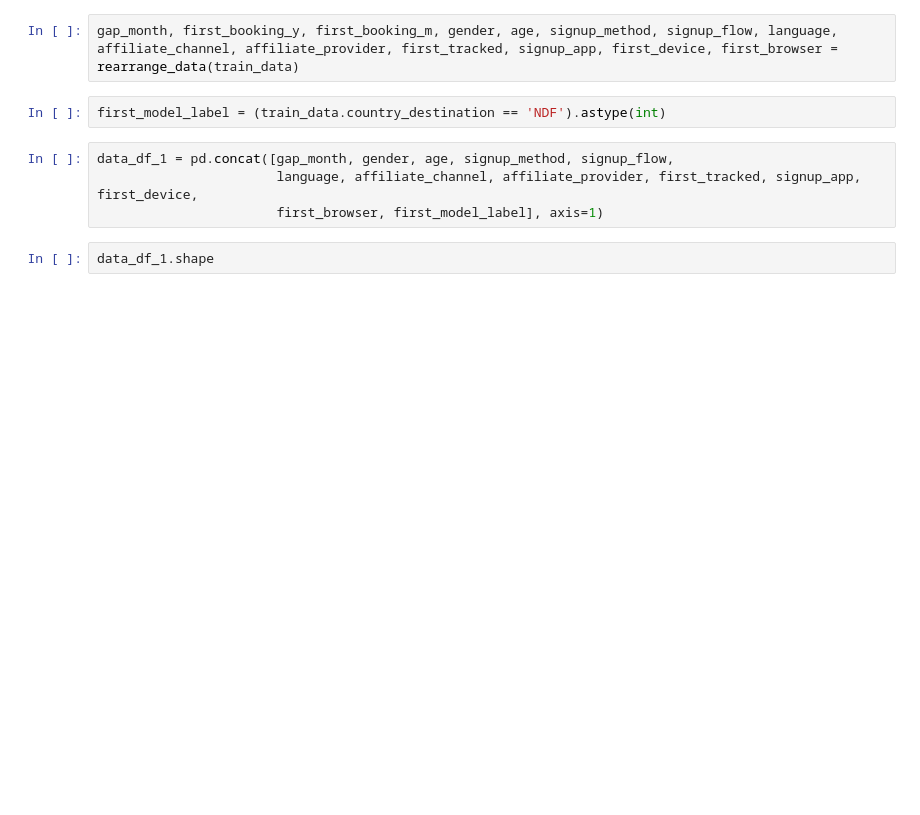
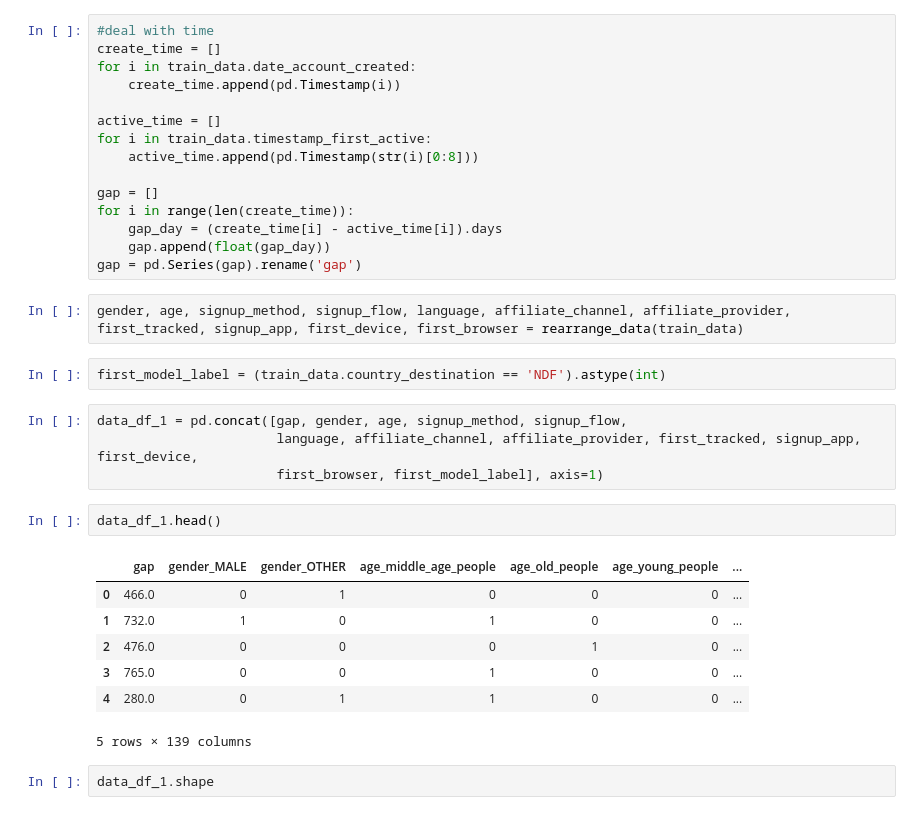
Before and after one commit to yatong2/Springboard, a Jupyter notebook: capstone_project_2/Data_Rearrange.ipynb, the cells around one changed output. Drawn from its saved outputs; the diff is of its cells as text; blank space fills up the shorter version.

```diff
--- a/capstone_project_2/Data_Rearrange.ipynb
+++ b/capstone_project_2/Data_Rearrange.ipynb
@@ -106,13 +69,38 @@ def rearrange_data(dataset):
 # %% [markdown]
 ### First model
+# %%
+#deal with time
+create_time = []
+for i in train_data.date_account_created:
+    create_time.append(pd.Timestamp(i))
+
+active_time = []
+for i in train_data.timestamp_first_active:
+    active_time.append(pd.Timestamp(str(i)[0:8]))
+
+gap = []
+for i in range(len(create_time)):
+    gap_day = (create_time[i] - active_time[i]).days
+    gap.append(float(gap_day))
+gap = pd.Series(gap).rename('gap')
 # %%
-gap_month, first_booking_y, first_booking_m, gender, age, signup_method, signup_flow, language, affiliate_channel, affiliate_provider, first_tracked, signup_app, first_device, first_browser = rearrange_data(train_data)
+gender, age, signup_method, signup_flow, language, affiliate_channel, affiliate_provider, first_tracked, signup_app, first_device, first_browser = rearrange_data(train_data)
 # %%
 first_model_label = (train_data.country_destination == 'NDF').astype(int)
 # %%
-data_df_1 = pd.concat([gap_month, gender, age, signup_method, signup_flow,
+data_df_1 = pd.concat([gap, gender, age, signup_method, signup_flow,
                        language, affiliate_channel, affiliate_provider, first_tracked, signup_app, first_device,
                        first_browser, first_model_label], axis=1)
+# %%
+data_df_1.head()
+# %% [output]
+|  | gap | gender_MALE | gender_OTHER | age_middle_age_people | age_old_people | age_young_people | ... |
+| 0 | 466.0 | 0 | 1 | 0 | 0 | 0 | ... |
+| 1 | 732.0 | 1 | 0 | 1 | 0 | 0 | ... |
+| 2 | 476.0 | 0 | 0 | 0 | 1 | 0 | ... |
+| 3 | 765.0 | 0 | 0 | 1 | 0 | 0 | ... |
+| 4 | 280.0 | 0 | 1 | 1 | 0 | 0 | ... |
+5 rows × 139 columns
 # %%
 data_df_1.shape
 # %% [output]
```
Also changed, not shown: parts of 14 cells of this notebook, 1 other file.
